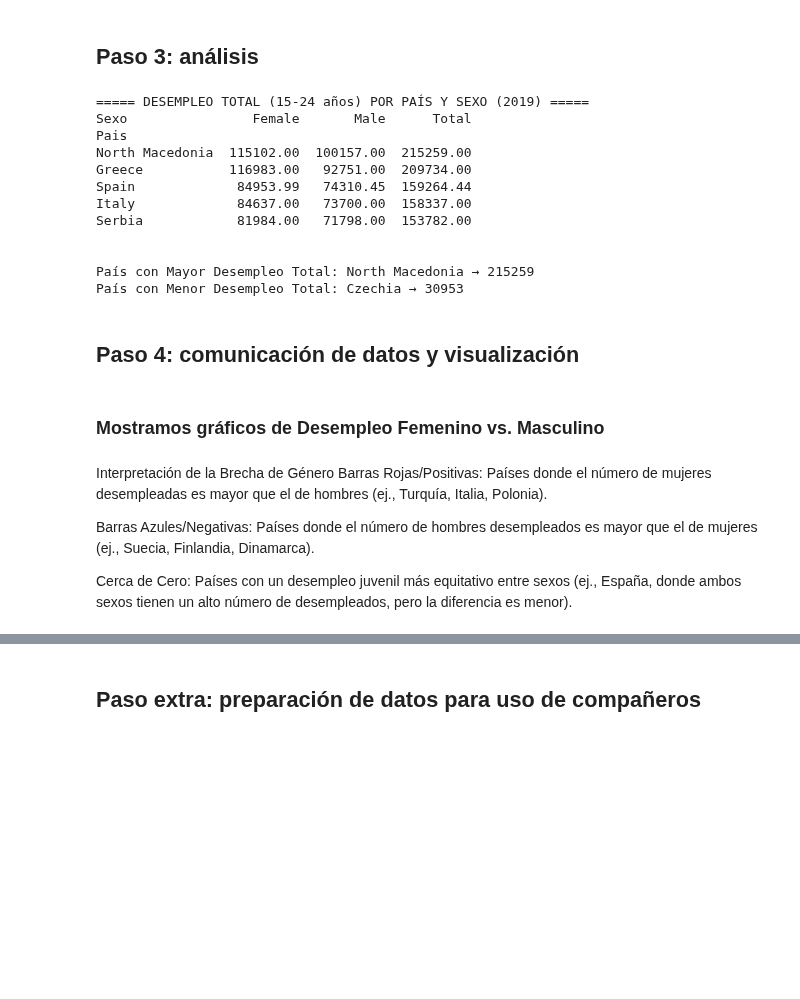
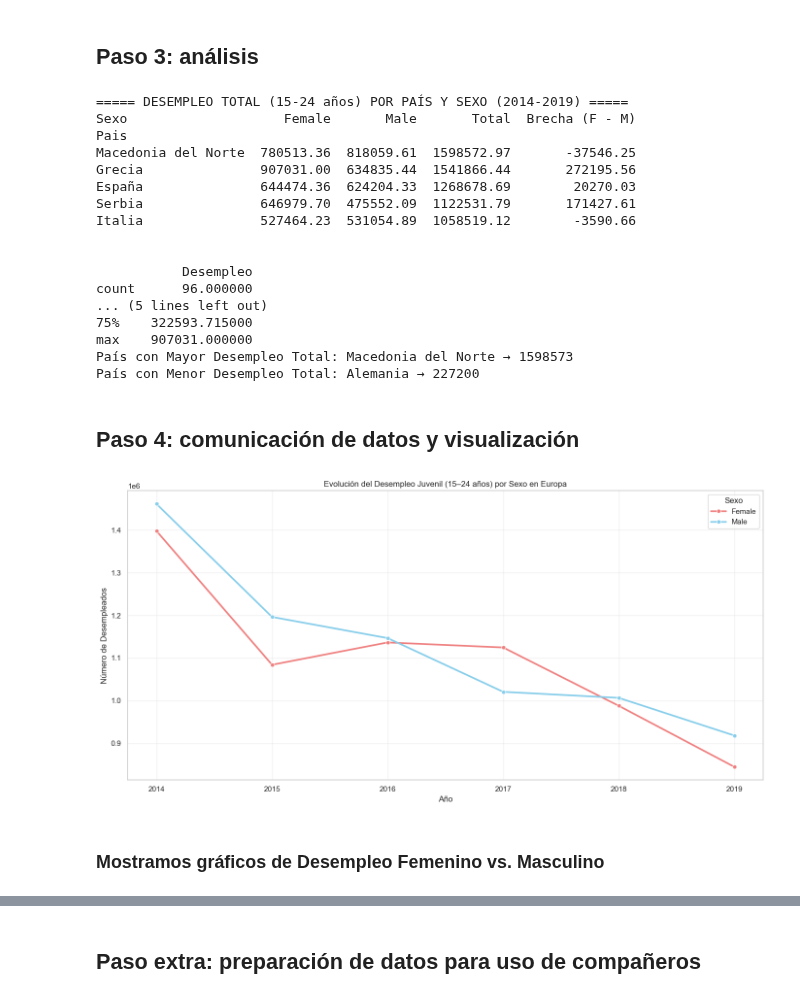
Before and after one commit to AntonioDavid333/Mental-Health-Data-Analysis, a Jupyter notebook: unemployement.ipynb, the cells around one changed output, grey strips where cells are left out. Saved outputs shown, nothing was run; the diff lists cells and outputs as text; code cells hidden in the pictures; blank space fills up the shorter version.

```diff
--- a/unemployement.ipynb
+++ b/unemployement.ipynb
@@ -92,48 +154,81 @@ print(df_europa.columns.tolist())
 # %% [markdown]
 ## Paso 3: análisis
 # %%
-# Agrupamos por País y Sexo y calculamos la suma total de desempleo para cada combinación
+# Agrupamos por País y Sexo (suma de todos los años 2014-2019)
 df_sex_country = df_europa.groupby(["Pais", "Sexo"])["Desempleo"].sum().reset_index()
 
-# Pivotamos para tener el Sexo como columnas y facilitar la comparación
+# Pivotamos para tener el Sexo como columnas
 df_sex_pivot = df_sex_country.pivot(index="Pais", columns="Sexo", values="Desempleo").fillna(0)
+
+# Calculamos columnas adicionales
 df_sex_pivot["Total"] = df_sex_pivot["Female"] + df_sex_pivot["Male"]
+df_sex_pivot["Brecha (F - M)"] = df_sex_pivot["Female"] - df_sex_pivot["Male"]
+
+# Ordenamos por Total descendente
 df_sex_pivot.sort_values(by="Total", ascending=False, inplace=True)
 
-print("===== DESEMPLEO TOTAL (15-24 años) POR PAÍS Y SEXO (2019) =====")
+print("===== DESEMPLEO TOTAL (15-24 años) POR PAÍS Y SEXO (2014-2019) =====")
 print(df_sex_pivot.head())
 print("\n")
 
-# Para identificar el país con mayor y menor desempleo total
+# Identificar país con mayor y menor desempleo
 max_total_country = df_sex_pivot["Total"].idxmax()
 min_total_country = df_sex_pivot["Total"].idxmin()
 
+print(df_sex_country.describe())
+
 print(f"País con Mayor Desempleo Total: {max_total_country} → {df_sex_pivot.loc[max_total_country, 'Total']:.0f}")
 print(f"País con Menor Desempleo Total: {min_total_country} → {df_sex_pivot.loc[min_total_country, 'Total']:.0f}")
 # %% [output]
-===== DESEMPLEO TOTAL (15-24 años) POR PAÍS Y SEXO (2019) =====
-Sexo                Female       Male      Total
+===== DESEMPLEO TOTAL (15-24 años) POR PAÍS Y SEXO (2014-2019) =====
+Sexo                    Female       Male       Total  Brecha (F - M)
 Pais
-North Macedonia  115102.00  100157.00  215259.00
-Greece           116983.00   92751.00  209734.00
-Spain             84953.99   74310.45  159264.44
-Italy             84637.00   73700.00  158337.00
-Serbia            81984.00   71798.00  153782.00
+Macedonia del Norte  780513.36  818059.61  1598572.97       -37546.25
+Grecia               907031.00  634835.44  1541866.44       272195.56
+España               644474.36  624204.33  1268678.69        20270.03
+Serbia               646979.70  475552.09  1122531.79       171427.61
+Italia               527464.23  531054.89  1058519.12        -3590.66
 
 
-País con Mayor Desempleo Total: North Macedonia → 215259
-País con Menor Desempleo Total: Czechia → 30953
+           Desempleo
+count      96.000000
+... (5 lines left out)
+75%    322593.715000
+max    907031.000000
+País con Mayor Desempleo Total: Macedonia del Norte → 1598573
+País con Menor Desempleo Total: Alemania → 227200
 # %% [markdown]
 ## Paso 4: comunicación de datos y visualización
+# %%
+df_jovenes = df_europa[
+    (df_europa["Edad"] == "15 to 24 years old") &
+    (df_europa["Sexo"].isin(["Female", "Male"]))
+]
+
+plt.figure(figsize=(14, 7))
+
+sns.lineplot(
+    data=df_jovenes,
+    x="Año",
+    y="Desempleo",
+    hue="Sexo",
+    estimator="sum",
+    errorbar=None,
+    linewidth=2.5,
+    palette={"Female": "lightcoral", "Male": "skyblue"},
+    marker="o"
+)
+
+plt.title("Evolución del Desempleo Juvenil (15–24 años) por Sexo en Europa")
+plt.xlabel("Año")
+plt.ylabel("Número de Desempleados")
+plt.grid(alpha=0.3)
+plt.tight_layout()
+plt.show()
+# %% [output]
+[figure, added]
 # %% [markdown]
 ### Mostramos gráficos de Desempleo Femenino vs. Masculino
-# %% [markdown]
-Interpretación de la Brecha de Género
-Barras Rojas/Positivas: Países donde el número de mujeres desempleadas es mayor que el de hombres (ej., Turquía, Italia, Polonia).
-
-Barras Azules/Negativas: Países donde el número de hombres desempleados es mayor que el de mujeres (ej., Suecia, Finlandia, Dinamarca).
-
-Cerca de Cero: Países con un desempleo juvenil más equitativo entre sexos (ej., España, donde ambos sexos tienen un alto número de desempleados, pero la diferencia es menor).
 # %%
 # Convertir a formato largo (long format) para Seaborn
 df_long = df_sex_pivot.reset_index().melt(
```
Also changed, not shown: parts of 13 cells of this notebook, 3 other files.
